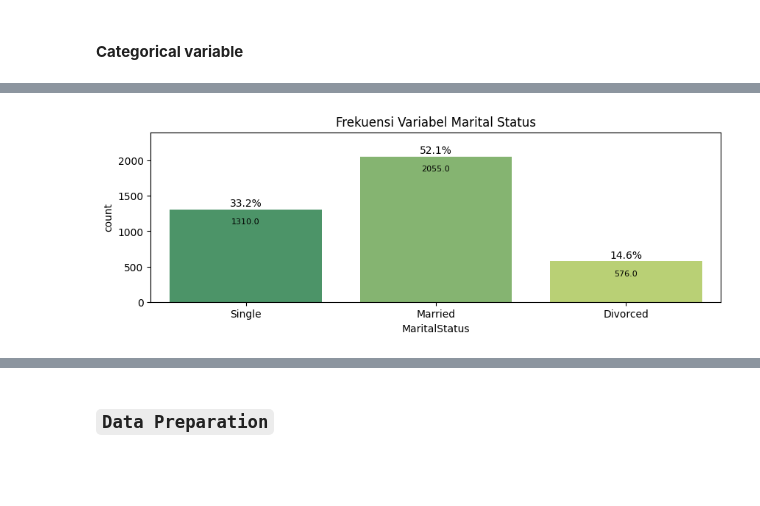
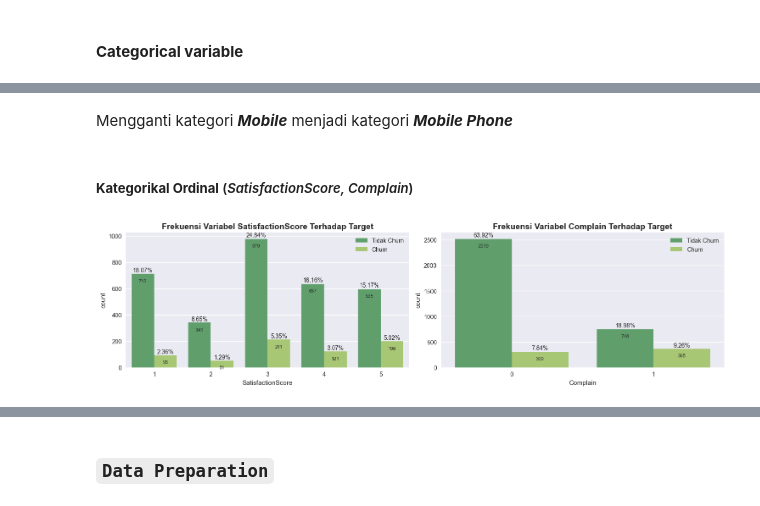
Before and after one commit to fathurizkym/ecommerce_churn_analysis, a Jupyter notebook: notebooks/E-Commerce_Customer_Churn.ipynb, the cells around one changed output, grey strips where cells are left out. Drawn from its saved outputs; the diff is of its cells as text; code cells hidden in the pictures; blank space fills up the shorter version.

```diff
--- a/notebooks/E-Commerce_Customer_Churn.ipynb
+++ b/notebooks/E-Commerce_Customer_Churn.ipynb
@@ -230,5 +272,5 @@ __Insight :__
 # %%
-# Cek variabel numerik kontinu
+# Cek variabel numerikal kontinyu
 
 kontinu = ["Tenure", "WarehouseToHome", "DaySinceLastOrder", "CashbackAmount"]
 
@@ -239,7 +281,7 @@ a=1
 for i in kontinu:
     plt.subplot(4,2,a)
     sns.histplot(x=df[df["Churn"]==0][i],color=cmap([100]))
-    sns.histplot(x=df[df["Churn"]==1][i],color=cmap([350]))
+    sns.histplot(x=df[df["Churn"]==1][i],color=cmap([190]))
     plt.legend(labels=["Tidak Churn", "Churn"])
     plt.tight_layout()
     plt.title(f"Distribusi Kolom {i} Terhadap Churn", fontsize=14, weight='bold')
@@ -349,26 +390,41 @@ __Insight :__
+# %% [markdown]
+Mengganti kategori ***Mobile*** menjadi kategori ***Mobile Phone***
+# %%
+# Mengganti kategori Mobile menjadi kategori Mobile Phone
+
+df.replace("Mobile", "Mobile Phone", inplace=True)
+# %% [markdown]
+##### **Kategorikal Ordinal** (*SatisfactionScore, Complain*)
 # %%
-# Cek Categorical Variabel fo Marital Status Feature
+# Cek variabel kategorikal ordinal
 
-plt.style.use("default")
-plt.subplots(figsize=(10, 3))
-plt.title("Frekuensi Variabel Marital Status")
-ax = sns.countplot(data=df, x="MaritalStatus", palette="summer")
-ax.set_ylim([0, 2400])
+ordinal = ["SatisfactionScore", "Complain"]
 
-for p in ax.patches:
-    percentage = f'{100 * p.get_height() / len(df):.1f}%\n'
-    x = p.get_x() + p.get_width() / 2
-    y = p.get_height()
-    ax.annotate(percentage, (x, y), ha='center', va='center')
+plt.figure(figsize=(15,15))
+cmap = plt.get_cmap("summer")
 
-for p in ax.patches:
-    ax.annotate(format(p.get_height(), '.1f'),
-                   (p.get_x() + p.get_width() / 2., p.get_height()),
-                   ha = 'center', va = 'center',
-                   size=8,
-                   xytext = (0, -12),
-                   textcoords = 'offset points')
+a=1
+for i in ordinal:
+    plt.subplot(4,2,a)
+    ax = sns.countplot(data=df, x=i, hue="Churn", palette="summer")
+    plt.legend(labels=["Tidak Churn", "Churn"])
+    plt.tight_layout()
+    plt.style.use("seaborn")
+    plt.title(f"Frekuensi Variabel {i} Terhadap Target", fontsize=14, weight="bold")
+    a+=1
+    for p in ax.patches:
+        percentage = f'{100 * p.get_height() / len(df):.2f}%\n'
+        x = p.get_x() + p.get_width() / 2
+        y = p.get_height()
+        ax.annotate(percentage, (x, y), ha='center', va='center')
+    for p in ax.patches:
+        ax.annotate(format(p.get_height(), '.0f'),
+                    (p.get_x() + p.get_width() / 2., p.get_height()),
+                    ha = 'center', va = 'center',
+                    size=8,
+                    xytext = (0, -12),
+                    textcoords = 'offset points')
 
 plt.show()
 # %% [output]
-[figure, old version]
+[figure, new version]
```
Also changed, not shown: parts of 34 cells of this notebook, 1 other file.
